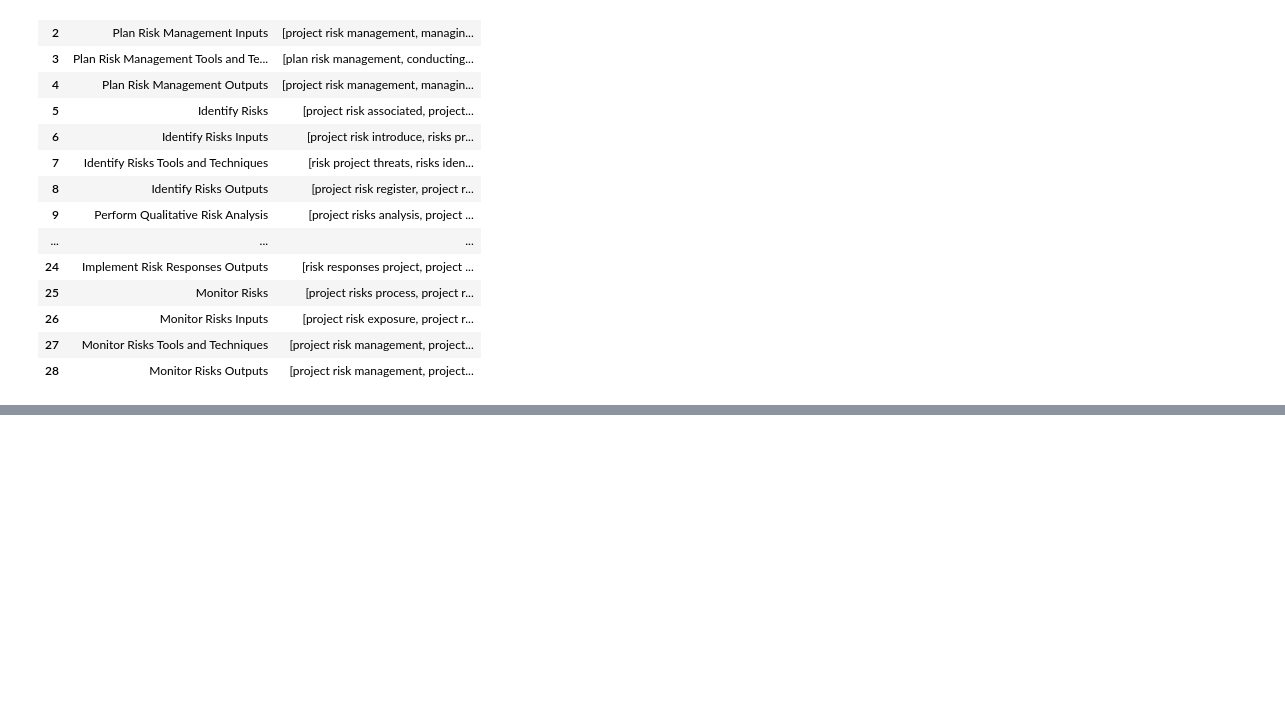
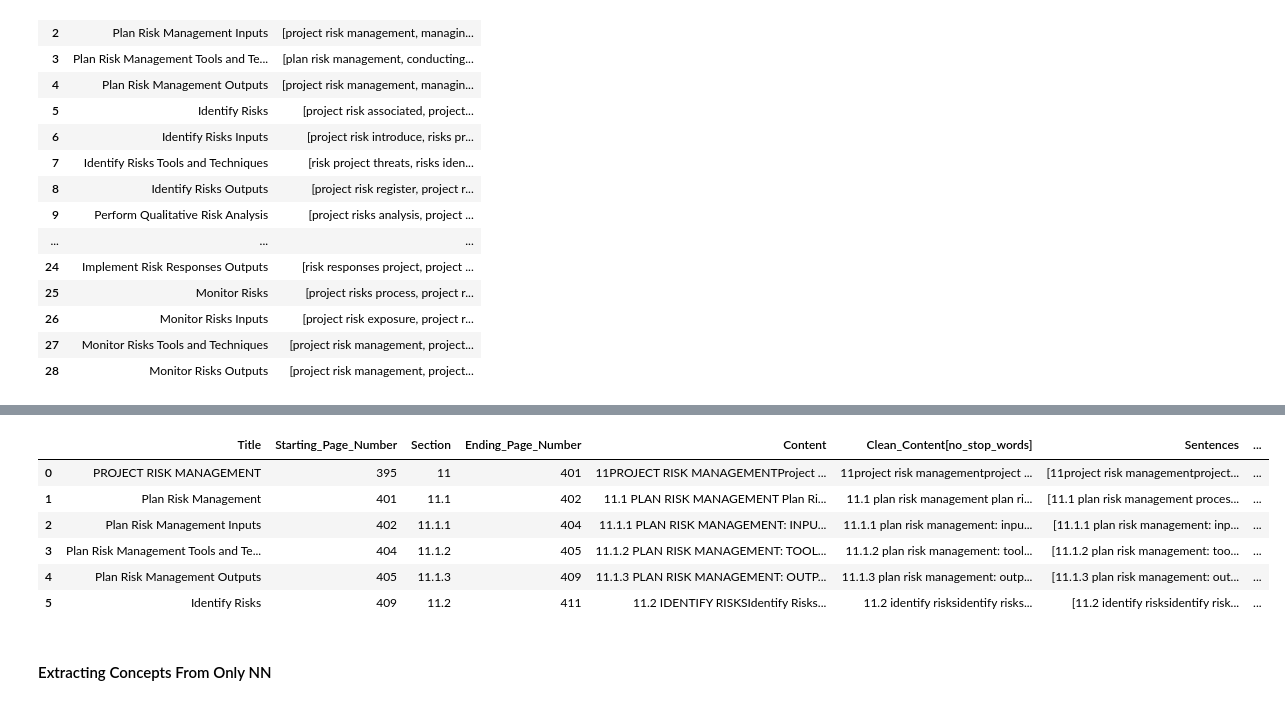
Before and after one commit to oussamaJMAA/PRM-Conceptual-Graphs-Recommendations, a Jupyter notebook: src/Data Preparation.ipynb, the cells around one changed output, grey strips where cells are left out. Cells and saved outputs as stored; diff of their text form; code cells hidden in the pictures; blank space fills up the shorter version.

```diff
--- a/src/Data Preparation.ipynb
+++ b/src/Data Preparation.ipynb
@@ -957,7 +511,7 @@ def extract_concepts_keybert(text):
     )
     return [keyword[0] for keyword in keywords]
 # %%
-# df_pmbok['KeyWords_KeyBert'] = df_pmbok['Content'].apply(extract_concepts_keybert)
+df_pmbok['KeyWords_KeyBert'] = df_pmbok['Clean_Content[no_stop_words]'].apply(extract_concepts_keybert)
 df_pmbok[['Title', 'KeyWords_KeyBert']]
 # %% [output]
 |  | Title | KeyWords_KeyBert |
@@ -994,0 +537,9 @@ list_concepts.append(representations)
+# %%
+def extract_top_keywords(sentences_list):
+    text = ' '.join(sentences_list)
+    tfidf_vectorizer = TfidfVectorizer()
+    tfidf_matrix = tfidf_vectorizer.fit_transform([text])
+    feature_names = tfidf_vectorizer.get_feature_names_out()
+    top_keywords = [feature_names[i] for i in tfidf_matrix[0].indices]
+    return top_keywords
+df_pmbok['Keyword_TFIDF'] = df_pmbok['Sentences'].apply(extract_top_keywords)
@@ -994,0 +560,51 @@ list_concepts.append(representations)
+# %%
+synonym_threshold = 0.7
+def classify_concepts(concept, title_doc):
+    synonyms = []
+    keywords = []
+    if isinstance(concept, str):
+        concept_doc = nlp(concept) # treat the key word with spacy
+        similarity_score = title_doc.similarity(concept_doc)
+        if similarity_score >= synonym_threshold:
+            synonyms.append(concept)
+        else:
+            keywords.append(concept)
+    elif isinstance(concept, list):
+        for item in concept:
+            s, k = classify_concepts(item, title_doc)
+            synonyms.extend(s)
+            keywords.extend(k)
+    return synonyms, keywords
+
+synonyms_list = []
+keywords_list = []
+
+for index, row in df_pmbok.iterrows():
+    title = row['Title']
+    concepts = row['KeyWords_KeyBert']
+    if title and concepts:
+        title_doc = nlp(title)
+        synonyms, keywords = classify_concepts(concepts, title_doc)
+        synonyms = list(set(synonyms))
+        keywords = list(set(keywords))
+        if not synonyms:
+            synonyms = ['None']
+        if not keywords:
+            keywords = ['None']
+        synonyms_list.append(", ".join(synonyms))
+        keywords_list.append(", ".join(keywords))
+    else:
+        synonyms_list.append('None')
+        keywords_list.append('None')
+df_pmbok['Synonyms_Spacy'] = synonyms_list
+df_pmbok.head(6)
+# %% [output]
+|  | Title | Starting_Page_Number | Section | Ending_Page_Number | Content | Clean_Content[no_stop_words] | Sentences | ... |
+| 0 | PROJECT RISK MANAGEMENT | 395 | 11 | 401 | 11PROJECT RISK MANAGEMENTProject ... | 11project risk managementproject ... | [11project risk managementproject... | ... |
+| 1 | Plan Risk Management | 401 | 11.1 | 402 | 11.1 PLAN RISK MANAGEMENT Plan Ri... | 11.1 plan risk management plan ri... | [11.1 plan risk management proces... | ... |
+| 2 | Plan Risk Management Inputs | 402 | 11.1.1 | 404 | 11.1.1 PLAN RISK MANAGEMENT: INPU... | 11.1.1 plan risk management: inpu... | [11.1.1 plan risk management: inp... | ... |
+| 3 | Plan Risk Management Tools and Te... | 404 | 11.1.2 | 405 | 11.1.2 PLAN RISK MANAGEMENT: TOOL... | 11.1.2 plan risk management: tool... | [11.1.2 plan risk management: too... | ... |
+| 4 | Plan Risk Management Outputs | 405 | 11.1.3 | 409 | 11.1.3 PLAN RISK MANAGEMENT: OUTP... | 11.1.3 plan risk management: outp... | [11.1.3 plan risk management: out... | ... |
+| 5 | Identify Risks | 409 | 11.2 | 411 | 11.2 IDENTIFY RISKSIdentify Risks... | 11.2 identify risksidentify risks... | [11.2 identify risksidentify risk... | ... |
+# %% [markdown]
+#### Extracting Concepts From Only NN
```
Also changed, not shown: parts of 111 cells of this notebook, 1 other file.
